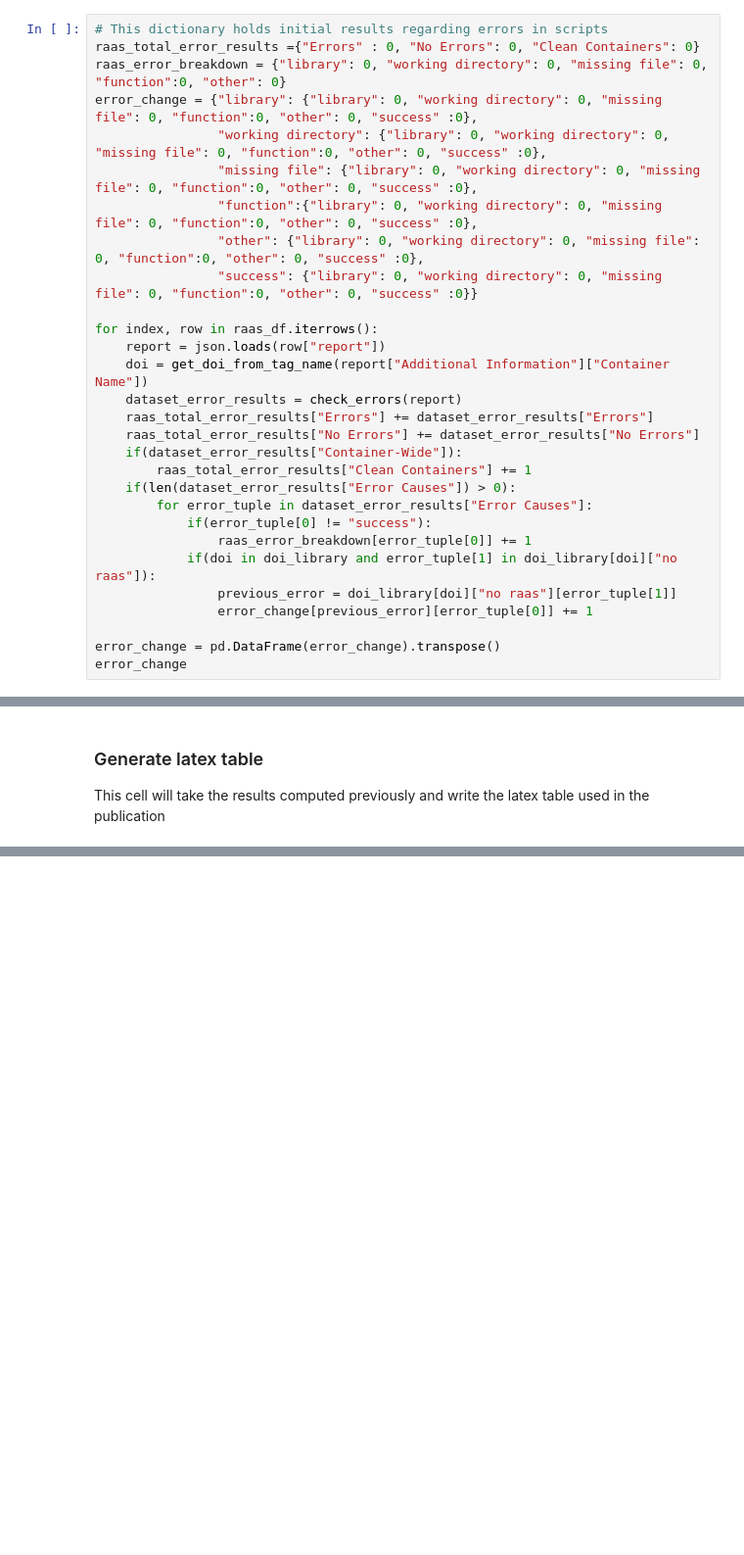
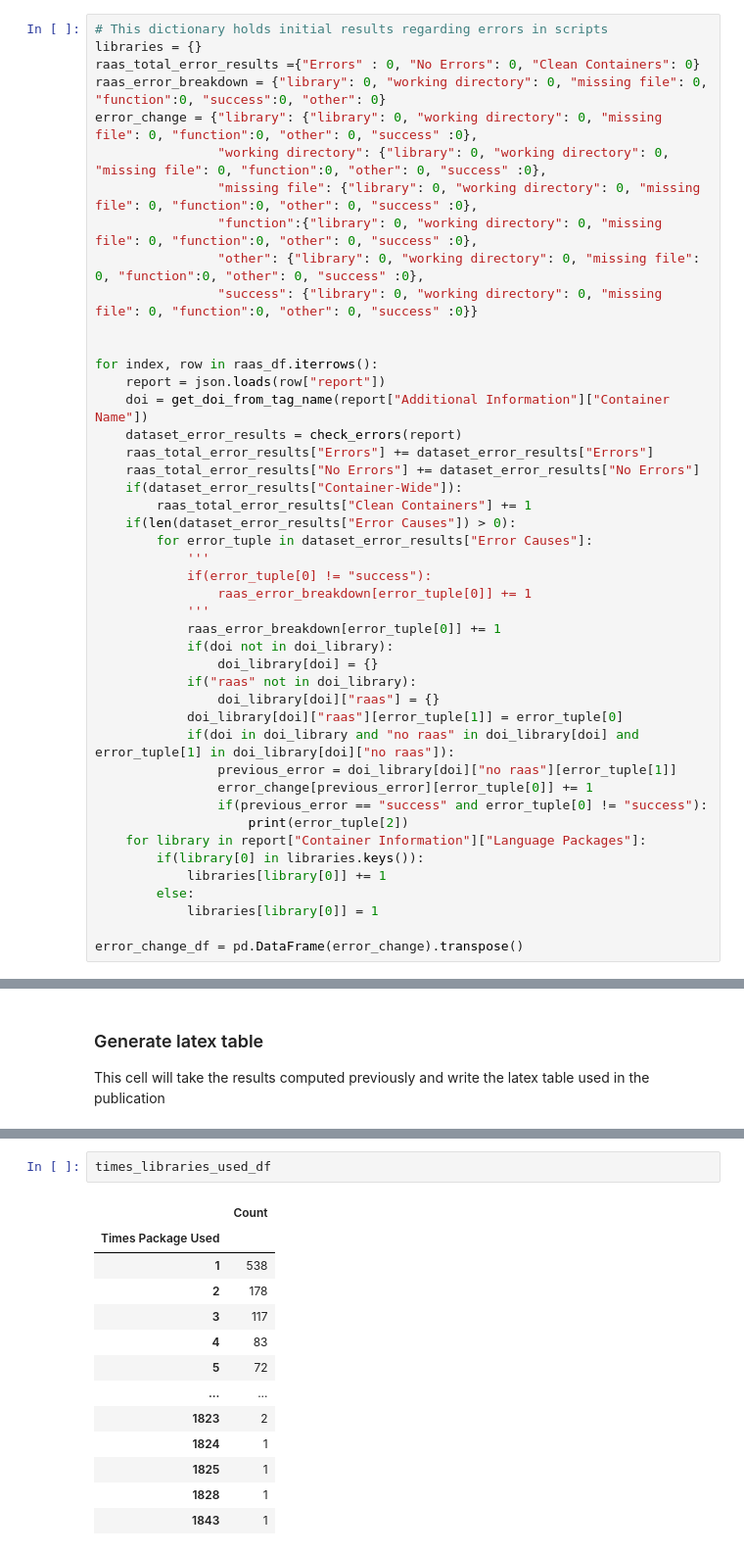
Before and after one commit to jwons/raas-eval, a Jupyter notebook: scripts/create_all_figures_and_tables.ipynb, the cells around one changed output, grey strips where cells are left out. Shown at 98% size. Drawn from its saved outputs; the diff is of its cells as text; blank space fills up the shorter version.

```diff
--- a/scripts/create_all_figures_and_tables.ipynb
+++ b/scripts/create_all_figures_and_tables.ipynb
@@ -347,14 +472,16 @@ raas_df = pd.concat(result_dfs)
 This cell will calculate total errors, total non-errors, and clean datasets, just like in the non-RaaS version. However, it will also determine on a script-by-script basis of the errors that existed when they were run with RaaS, what errors those scripts have now
 # %%
 # This dictionary holds initial results regarding errors in scripts
+libraries = {}
 raas_total_error_results ={"Errors" : 0, "No Errors": 0, "Clean Containers": 0}
-raas_error_breakdown = {"library": 0, "working directory": 0, "missing file": 0, "function":0, "other": 0}
+raas_error_breakdown = {"library": 0, "working directory": 0, "missing file": 0, "function":0, "success":0, "other": 0}
 error_change = {"library": {"library": 0, "working directory": 0, "missing file": 0, "function":0, "other": 0, "success" :0},
                 "working directory": {"library": 0, "working directory": 0, "missing file": 0, "function":0, "other": 0, "success" :0},
                 "missing file": {"library": 0, "working directory": 0, "missing file": 0, "function":0, "other": 0, "success" :0},
                 "function":{"library": 0, "working directory": 0, "missing file": 0, "function":0, "other": 0, "success" :0},
                 "other": {"library": 0, "working directory": 0, "missing file": 0, "function":0, "other": 0, "success" :0},
                 "success": {"library": 0, "working directory": 0, "missing file": 0, "function":0, "other": 0, "success" :0}}
+
 
 for index, row in raas_df.iterrows():
     report = json.loads(row["report"])
@@ -366,12 +493,26 @@ for index, row in raas_df.iterrows():
         raas_total_error_results["Clean Containers"] += 1
     if(len(dataset_error_results["Error Causes"]) > 0):
         for error_tuple in dataset_error_results["Error Causes"]:
+            '''
             if(error_tuple[0] != "success"):
                 raas_error_breakdown[error_tuple[0]] += 1
-            if(doi in doi_library and error_tuple[1] in doi_library[doi]["no raas"]):
+            '''
+            raas_error_breakdown[error_tuple[0]] += 1
+            if(doi not in doi_library):
+                doi_library[doi] = {}
+            if("raas" not in doi_library):
+                doi_library[doi]["raas"] = {}
+            doi_library[doi]["raas"][error_tuple[1]] = error_tuple[0]
+            if(doi in doi_library and "no raas" in doi_library[doi] and error_tuple[1] in doi_library[doi]["no raas"]):
                 previous_error = doi_library[doi]["no raas"][error_tuple[1]]
                 error_change[previous_error][error_tuple[0]] += 1
+                if(previous_error == "success" and error_tuple[0] != "success"):
+                    print(error_tuple[2])
+    for library in report["Container Information"]["Language Packages"]:
+        if(library[0] in libraries.keys()):
+            libraries[library[0]] += 1
+        else:
+            libraries[library[0]] = 1
 
-error_change = pd.DataFrame(error_change).transpose()
-error_change
+error_change_df = pd.DataFrame(error_change).transpose()
 # %% [output]
@@ -491,0 +698,16 @@ plt.savefig('../results/error_rate_by_subject.pdf', format="pdf")
+# %%
+times_libraries_used_df
+# %% [output]
+|  | Count |
+| Times Package Used |  |
+| 1 | 538 |
+| 2 | 178 |
+| 3 | 117 |
+| 4 | 83 |
+| 5 | 72 |
+| ... | ... |
+| 1823 | 2 |
+| 1824 | 1 |
+| 1825 | 1 |
+| 1828 | 1 |
+| 1843 | 1 |
```
Also changed, not shown: parts of 25 cells of this notebook, 17 other files.
